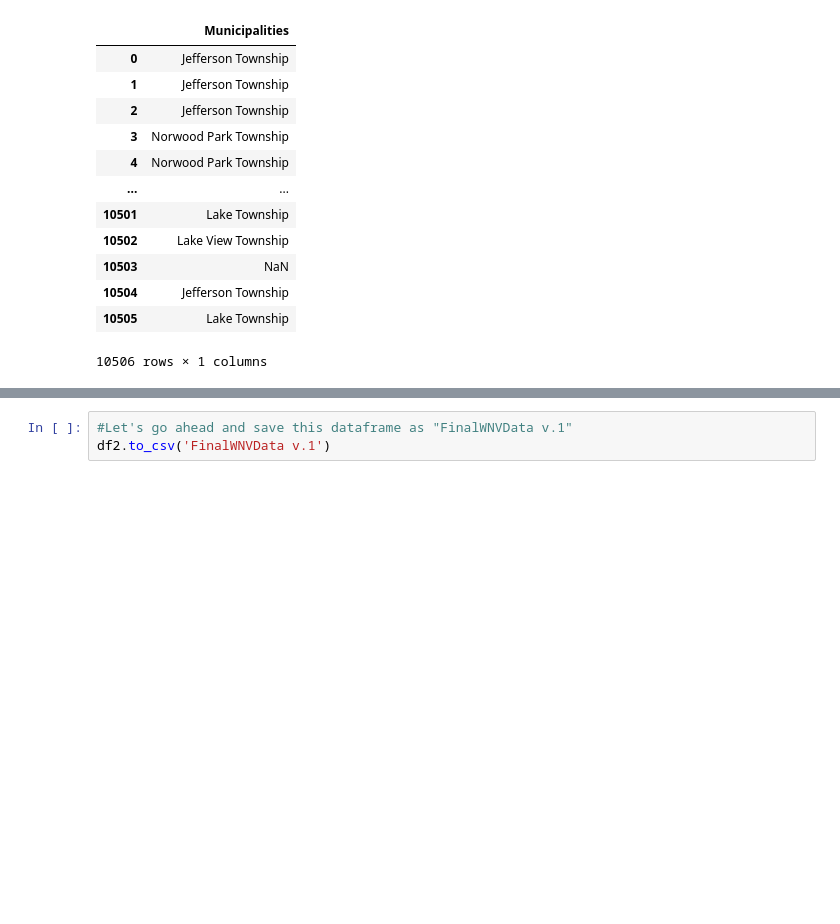
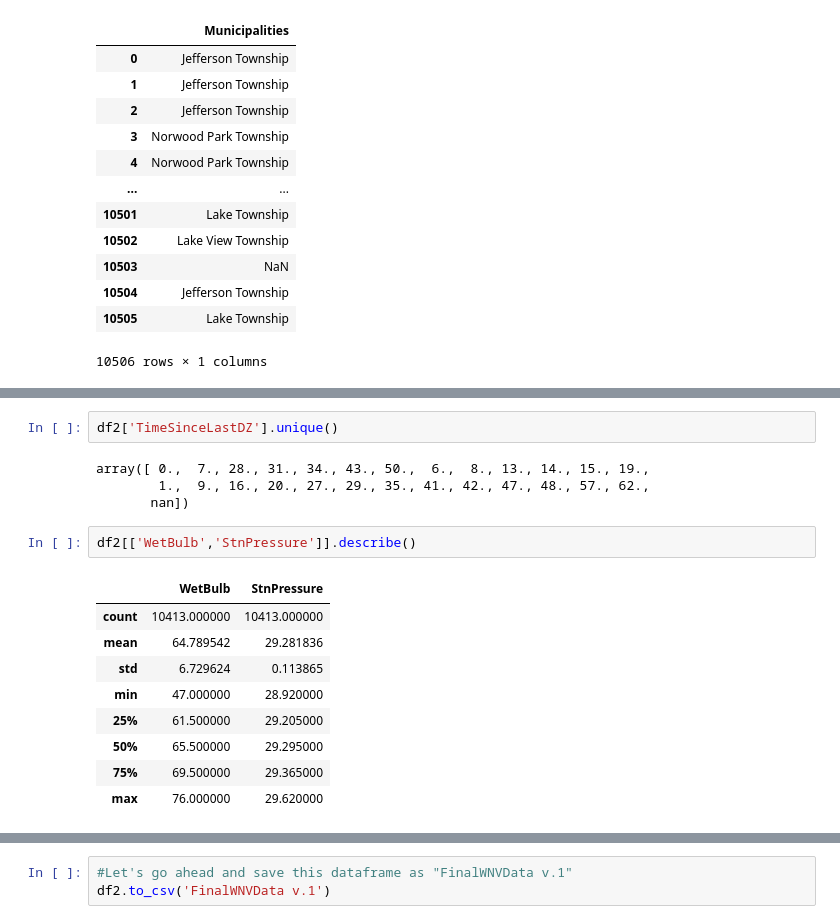
Before and after one commit to jasonhua805/WestNileVirus, a Jupyter notebook: Capstone 2 - Data Preprocessing & Feature Engineering Part 1.ipynb, the cells around one changed output, grey strips where cells are left out. Saved outputs shown, nothing was run; the diff lists cells and outputs as text; blank space fills up the shorter version.

```diff
--- a/Data Preprocessing & Feature Engineering.ipynb
+++ b/Capstone 2 - Data Preprocessing & Feature Engineering Part 1.ipynb
@@ -198,0 +214,18 @@ memory usage: 4.0+ MB
+# %%
+df2['TimeSinceLastDZ'].unique()
+# %% [output]
+array([ 0.,  7., 28., 31., 34., 43., 50.,  6.,  8., 13., 14., 15., 19.,
+        1.,  9., 16., 20., 27., 29., 35., 41., 42., 47., 48., 57., 62.,
+       nan])
+# %%
+df2[['WetBulb','StnPressure']].describe()
+# %% [output]
+|  | WetBulb | StnPressure |
+| count | 10413.000000 | 10413.000000 |
+| mean | 64.789542 | 29.281836 |
+| std | 6.729624 | 0.113865 |
+| min | 47.000000 | 28.920000 |
+| 25% | 61.500000 | 29.205000 |
+| 50% | 65.500000 | 29.295000 |
+| 75% | 69.500000 | 29.365000 |
+| max | 76.000000 | 29.620000 |
```
Also changed, not shown: parts of 8 cells of this notebook.
